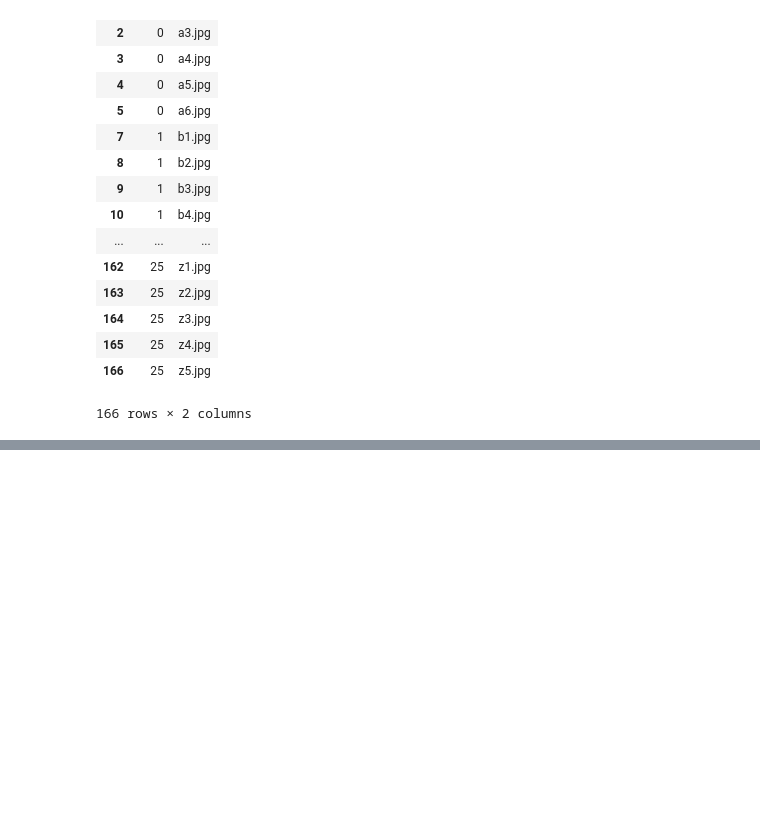
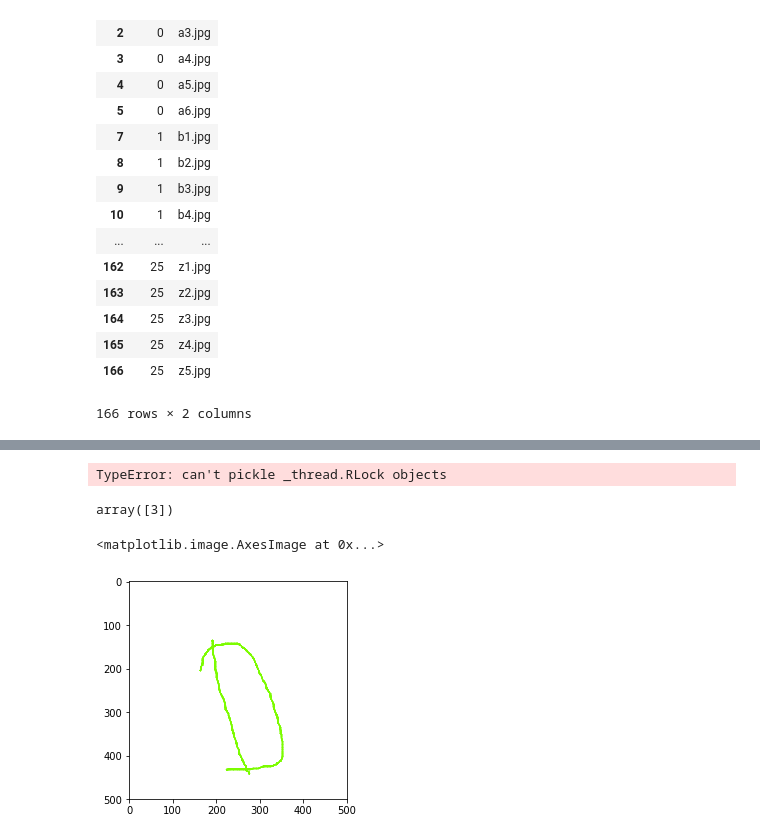
Before and after one commit to shitalajagekar/DataScience, a Jupyter notebook: Project Machine Learning Code.ipynb, the cells around one changed output, grey strips where cells are left out. Cells and saved outputs as stored; diff of their text form; code cells hidden in the pictures; blank space fills up the shorter version.

```diff
--- a/Project Machine Learning Code.ipynb
+++ b/Project Machine Learning Code.ipynb
@@ -152,0 +177,7 @@ joblib.dump(model, 'character_reg.pkl')
+# %%
+import pickle
+
+# Save the trained model as a pickle string.
+saved_model = pickle.dumps(model)
+# %% [output]
+TypeError: can't pickle _thread.RLock objects
@@ -153,5 +194,7 @@ joblib.dump(model, 'character_reg.pkl')
 # %%
-img = image.load_img('images/'+"d7.jpg", target_size=(28,28,1), grayscale=True)
-img = image.img_to_array(img)
+img = tf_img.load_img('images/images/'+"d7.jpg", target_size=(28,28,1), grayscale=True)
+img = tf_img.img_to_array(img)
 img = img/255
 model.predict_classes([[img]])
+# %% [output]
+array([3])
@@ -159,0 +201,7 @@ plt.imshow(img, cmap=plt.get_cmap('gray'))
+# %%
+img = mpimg.imread('images/images/d7.jpg')
+
+plt.imshow(img, cmap='gray')
+# %% [output]
+<matplotlib.image.AxesImage at 0x...>
+[figure, added]
```
Also changed, not shown: parts of 16 cells of this notebook.
